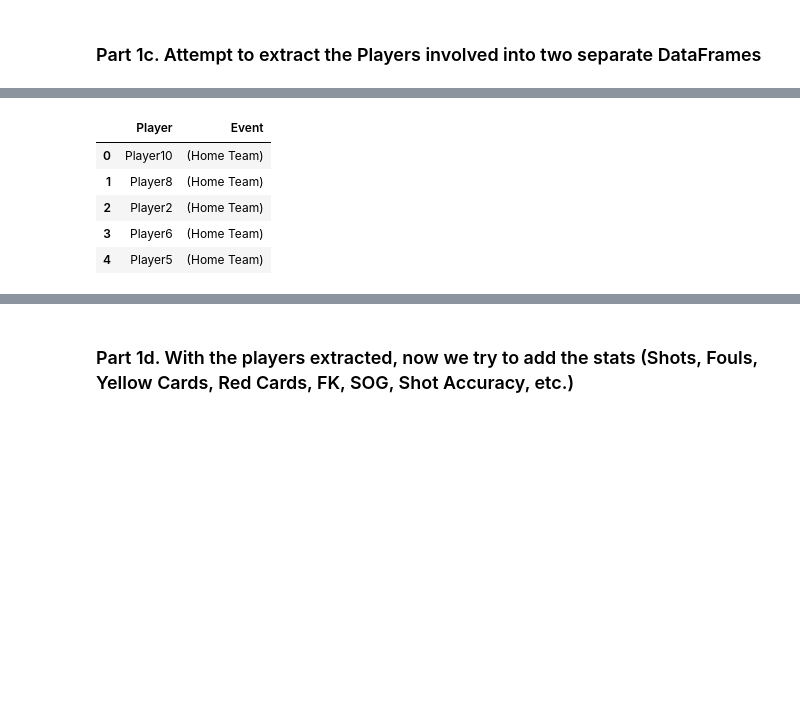
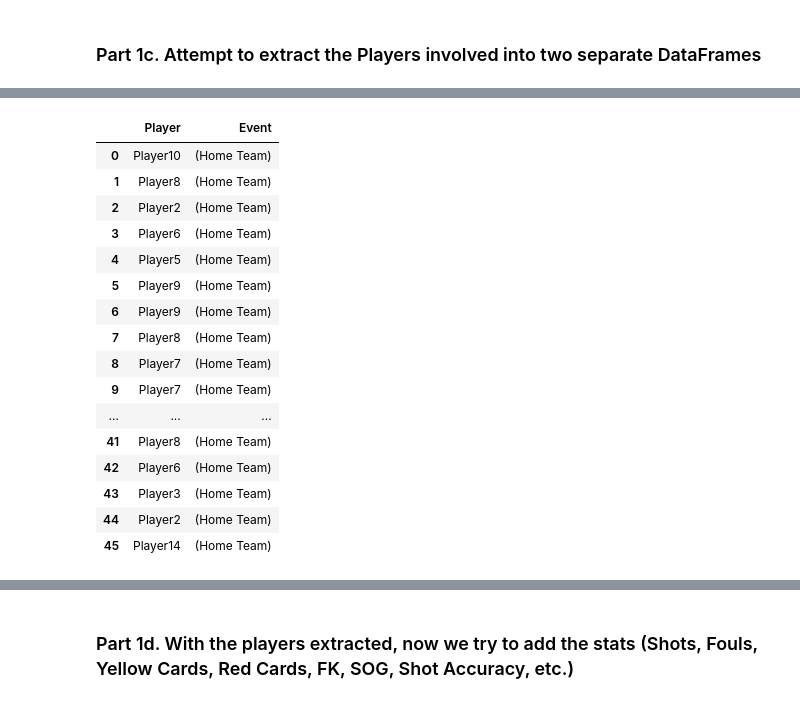
Before and after one commit to rishabhbaral-asu/SportsBench, a Jupyter notebook: LiveSum.ipynb, the cells around one changed output, grey strips where cells are left out. Saved outputs shown, nothing was run; the diff lists cells and outputs as text; code cells hidden in the pictures; blank space fills up the shorter version.

```diff
--- a/LiveSum.ipynb
+++ b/LiveSum.ipynb
@@ -105,12 +106,23 @@ Player14(Home Team) commits a foul, resulting in Player35(Away Team) winning a f
 The second half has finished with both teams tied at one goal each.
 The game finishes with a 1-1 draw between the Home Team and the Away Team.
 # %%
-display(home_team_df.head())
+display(home_team_df)
 # %% [output]
 |  | Player | Event |
 | 0 | Player10 | (Home Team) |
 | 1 | Player8 | (Home Team) |
 | 2 | Player2 | (Home Team) |
 | 3 | Player6 | (Home Team) |
 | 4 | Player5 | (Home Team) |
+| 5 | Player9 | (Home Team) |
+| 6 | Player9 | (Home Team) |
+| 7 | Player8 | (Home Team) |
+| 8 | Player7 | (Home Team) |
+| 9 | Player7 | (Home Team) |
+| ... | ... | ... |
+| 41 | Player8 | (Home Team) |
+| 42 | Player6 | (Home Team) |
+| 43 | Player3 | (Home Team) |
+| 44 | Player2 | (Home Team) |
+| 45 | Player14 | (Home Team) |
 # %%
```
Also changed, not shown: parts of 12 cells of this notebook.
